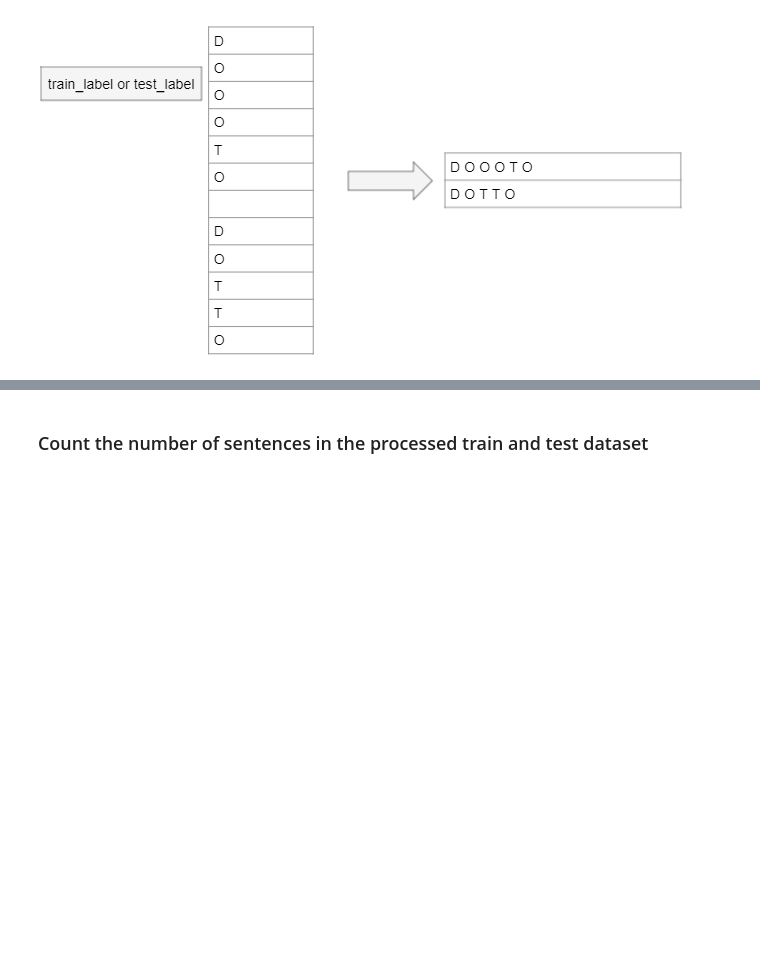
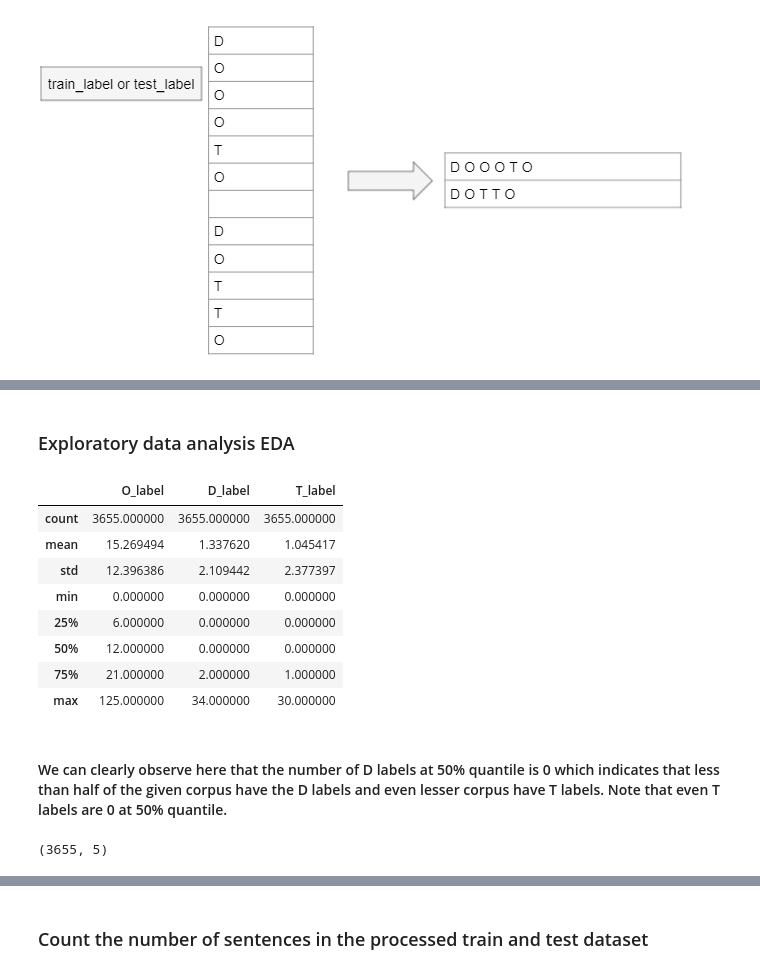
Before and after one commit to chaturvediajay/NLP, a Jupyter notebook: Assignment.ipynb, the cells around one changed output, grey strips where cells are left out. Cells and saved outputs as stored; diff of their text form; code cells hidden in the pictures; blank space fills up the shorter version.

```diff
--- a/Assignment.ipynb
+++ b/Assignment.ipynb
@@ -43,0 +156,20 @@ The dataset provided is in the form of one word per line. Let's understand the f
+# %% [markdown]
+### Exploratory data analysis EDA
+# %%
+df.describe()
+# %% [output]
+|  | O_label | D_label | T_label |
+| count | 3655.000000 | 3655.000000 | 3655.000000 |
+| mean | 15.269494 | 1.337620 | 1.045417 |
+| std | 12.396386 | 2.109442 | 2.377397 |
+| min | 0.000000 | 0.000000 | 0.000000 |
+| 25% | 6.000000 | 0.000000 | 0.000000 |
+| 50% | 12.000000 | 0.000000 | 0.000000 |
+| 75% | 21.000000 | 2.000000 | 1.000000 |
+| max | 125.000000 | 34.000000 | 30.000000 |
+# %% [markdown]
+#### We can clearly observe here that the number of D labels at 50% quantile is 0 which indicates that less than half of the given corpus have the D labels and even lesser corpus have T labels. Note that even T labels are 0 at 50% quantile.
+# %%
+df.shape
+# %% [output]
+(3655, 5)
```
Also changed, not shown: parts of 58 cells of this notebook.
